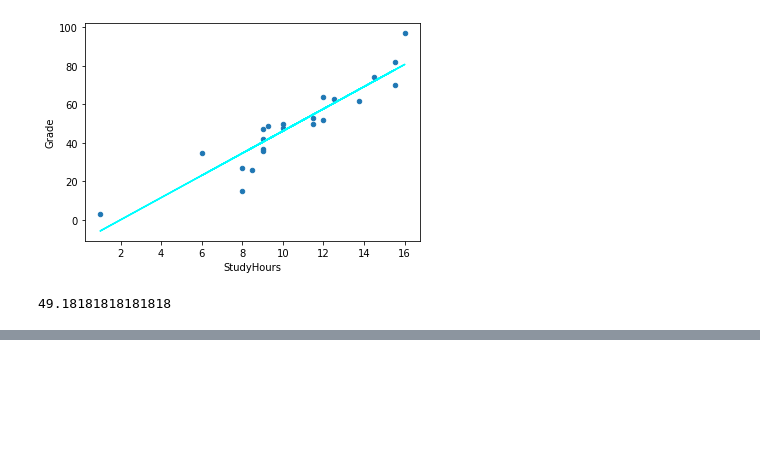
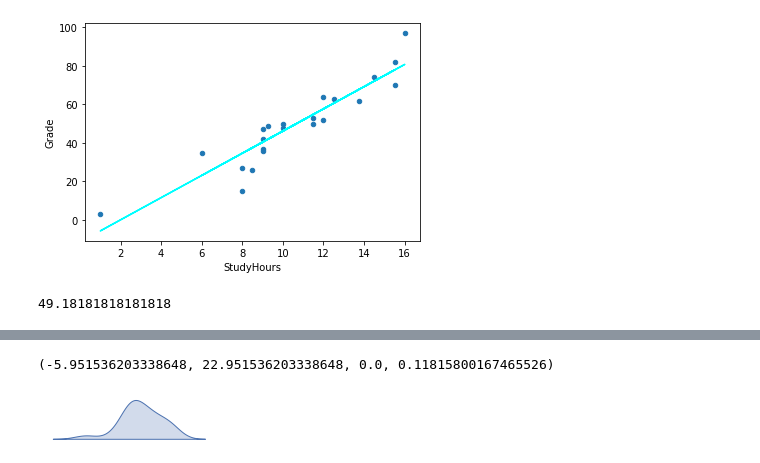
Before and after one commit to Prosserc/python_notebooks, a Jupyter notebook: learning/mpn_data_science/1_01_vis.ipynb, the cells around one changed output, grey strips where cells are left out. Drawn from its saved outputs; the diff is of its cells as text; code cells hidden in the pictures; blank space fills up the shorter version.

```diff
--- a/learning/mpn_data_science/1_01_vis.ipynb
+++ b/learning/mpn_data_science/1_01_vis.ipynb
@@ -165,0 +171,7 @@ df_students['Grade'].mean()
+# %%
+sns.set(rc={'figure.figsize':(3, 0.75)})
+plt = sns.kdeplot(df_students.StudyHours, fill=True)
+plt.axis('off')
+# %% [output]
+(-5.951536203338648, 22.951536203338648, 0.0, 0.11815800167465526)
+[figure, added]
```
Also changed, not shown: parts of 7 cells of this notebook, 10 other files.
